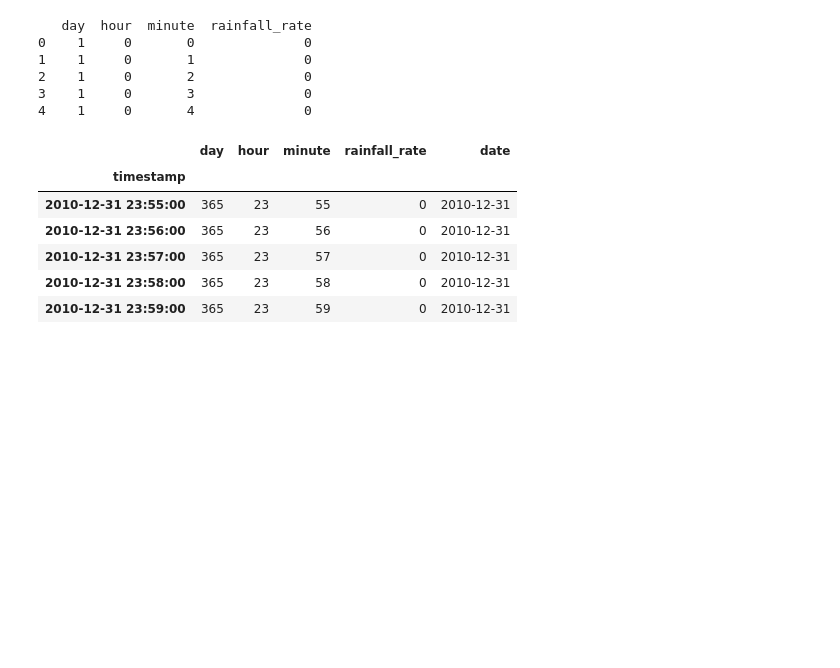
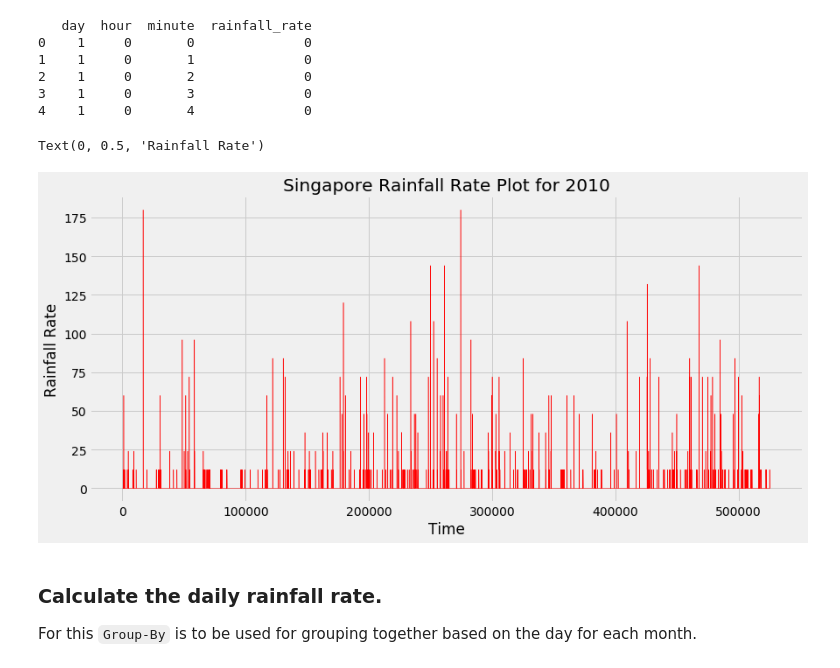
Before and after one commit to dsaharia/PRAT-Rainfall, a Jupyter notebook: imager-rainfall/Singapore_2010.ipynb, the cells around one changed output. Saved outputs shown, nothing was run; the diff lists cells and outputs as text; code cells hidden in the pictures; blank space fills up the shorter version.

Commit message:
matplotlib theme changed, variable renamed, cleaned code, experimental code for xaxis timestam

```diff
--- a/imager-rainfall/Singapore_2010.ipynb
+++ b/imager-rainfall/Singapore_2010.ipynb
@@ -5,9 +5,13 @@ Exploratory analysis - Initial Ploting and Data Parsing.
 %matplotlib inline
 import pandas as pd
 import matplotlib.pyplot as plt
+import matplotlib.style as style
+style.use('fivethirtyeight')
 # %%
-dataframe = pd.read_csv("imagerdata.csv", header=None, names=["day", "hour", "minute", "rainfall_rate"])
-print(dataframe.head())
+rainfall_df = pd.read_csv("imagerdata.csv", header=None, names=["day", "hour", "minute", "rainfall_rate"])
+# Initial Testing for NaN values.
+rainfall_df.dropna(inplace=True)
+print(rainfall_df.head())
 # %% [output]
    day  hour  minute  rainfall_rate
 0    1     0       0              0
@@ -17,17 +21,19 @@ print(dataframe.head())
 4    1     0       4              0
 # %%
 # Parsing the Dates
-dataframe['date']=pd.to_datetime(dataframe['day'], unit='D', origin=pd.Timestamp('2009-12-31')) # Using day number to create the date
-dataframe['timestamp'] = dataframe['date'] + pd.to_timedelta(dataframe['hour'].astype('str') + ':' + dataframe['minute'].astype('str') + ':00') # append the timedelta in hours and minutes to get the full timestamp
-dataframe.set_index('timestamp', inplace=True)
+rainfall_df['date']=pd.to_datetime(rainfall_df['day'], unit='D', origin=pd.Timestamp('2009-12-31')) # Using day number to create the date
+rainfall_df['timestamp'] = rainfall_df['date'] + pd.to_timedelta(rainfall_df['hour'].astype('str') + ':' + rainfall_df['minute'].astype('str') + ':00') # append the timedelta in hours and minutes to get the full timestamp
+rainfall_df.set_index('timestamp', inplace=True)
-# %%
-# dataframe.head()
-dataframe.tail()
-# %% [output]
-|  | day | hour | minute | rainfall_rate | date |
-| timestamp |  |  |  |  |  |
-| 2010-12-31 23:55:00 | 365 | 23 | 55 | 0 | 2010-12-31 |
-| 2010-12-31 23:56:00 | 365 | 23 | 56 | 0 | 2010-12-31 |
-| 2010-12-31 23:57:00 | 365 | 23 | 57 | 0 | 2010-12-31 |
-| 2010-12-31 23:58:00 | 365 | 23 | 58 | 0 | 2010-12-31 |
-| 2010-12-31 23:59:00 | 365 | 23 | 59 | 0 | 2010-12-31 |
+# %%
+# Initial Yearly Plot
+plt.rcParams["figure.figsize"] = (13,6) # For Increasing Size of graph
+plt.plot(rainfall_df.index.values, rainfall_df['rainfall_rate'], linewidth=0.5, color='r')
+plt.title('Singapore Rainfall Rate Plot for 2010')
+plt.xlabel('Time')
+plt.ylabel('Rainfall Rate')
+# %% [output]
+Text(0, 0.5, 'Rainfall Rate')
+[figure, added]
+# %% [markdown]
+### Calculate the daily rainfall rate.
+For this `Group-By` is to be used for grouping together based on the day for each month.
```
Also changed, not shown: parts of 9 cells of this notebook.
